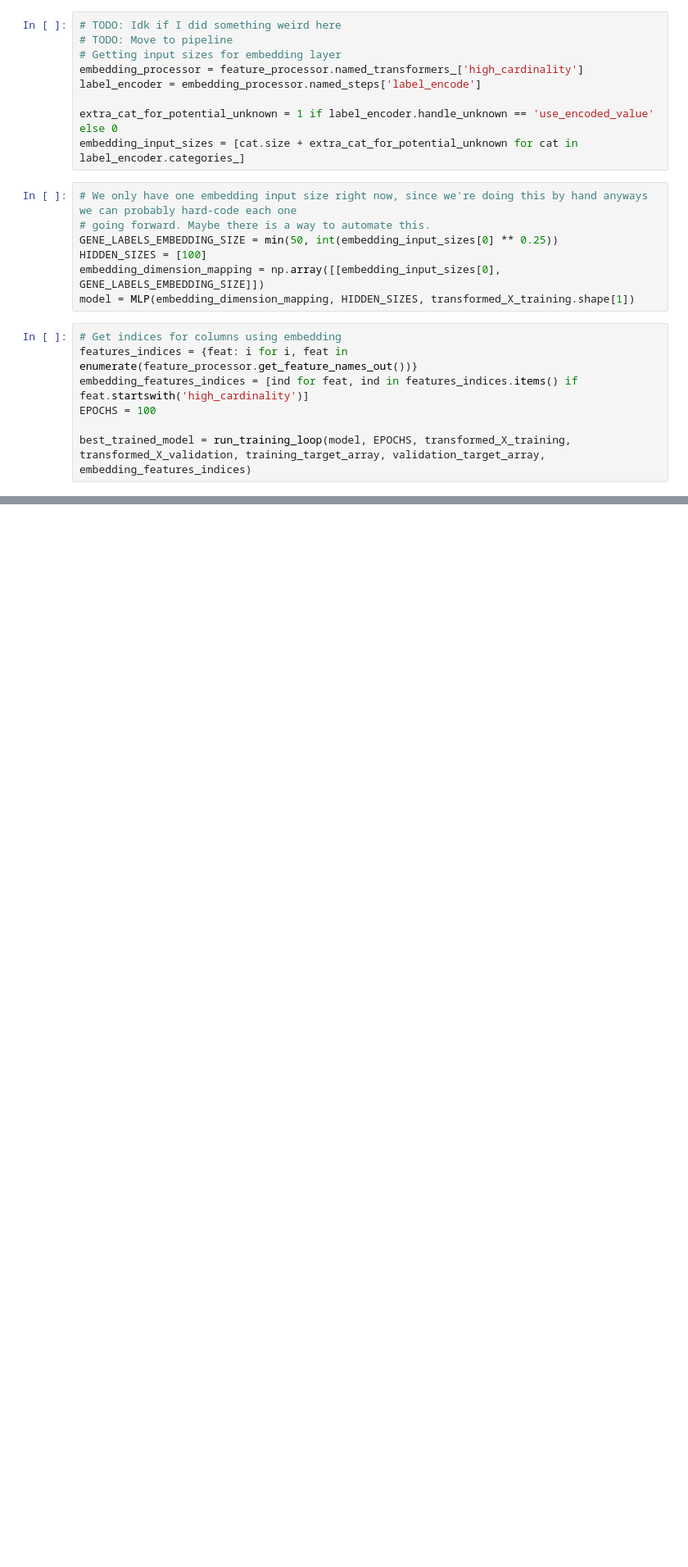
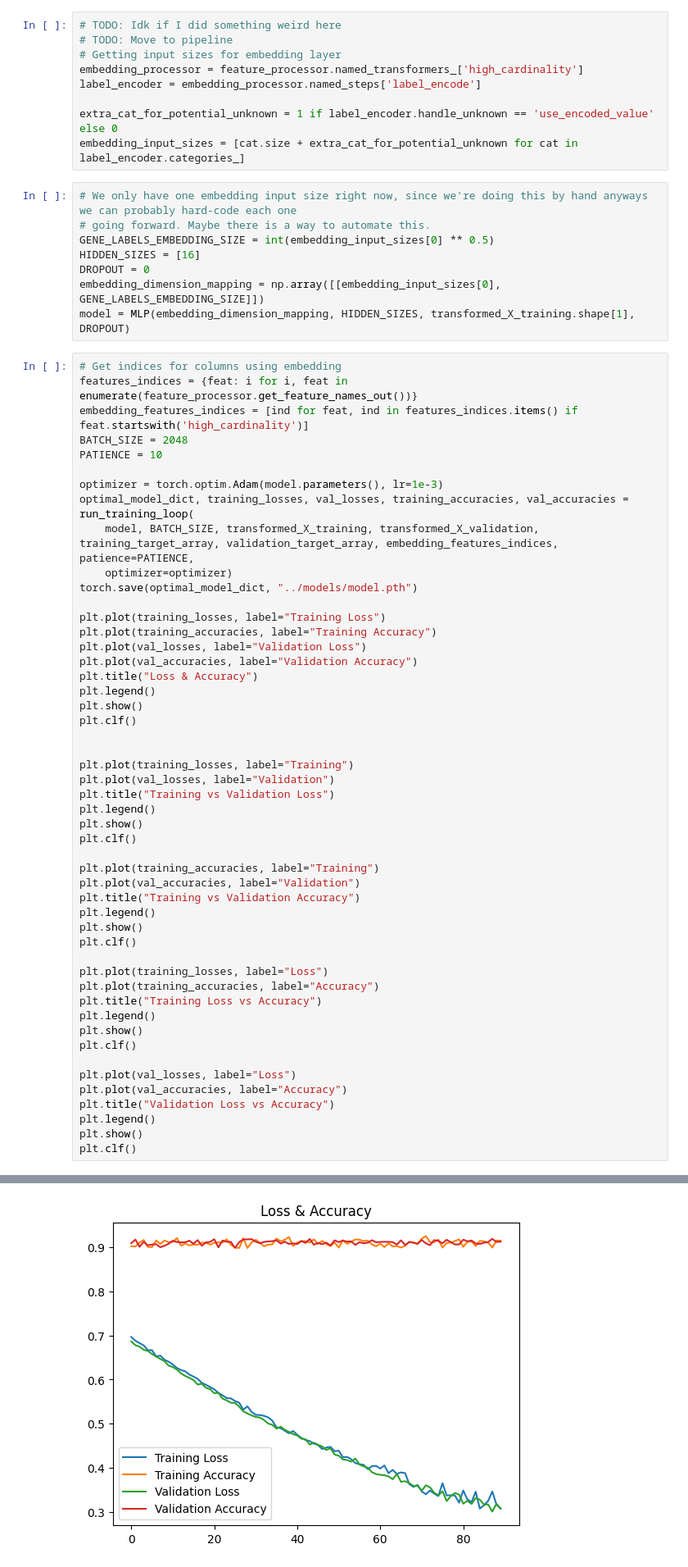
Before and after one commit to jeffbrin/gene-variation-effects-ml, a Jupyter notebook: notebooks/main.ipynb, the cells around one changed output, grey strips where cells are left out. Shown at 82% size. Saved outputs shown, nothing was run; the diff lists cells and outputs as text; blank space fills up the shorter version.

Commit message:
Finished first attempt at training and added another file for single genome prediction

```diff
--- a/notebooks/main.ipynb
+++ b/notebooks/main.ipynb
@@ -54,15 +55,59 @@ embedding_input_sizes = [cat.size + extra_cat_for_potential_unknown for cat in l
 # %%
 # We only have one embedding input size right now, since we're doing this by hand anyways we can probably hard-code each one
 # going forward. Maybe there is a way to automate this.
-GENE_LABELS_EMBEDDING_SIZE = min(50, int(embedding_input_sizes[0] ** 0.25))
-HIDDEN_SIZES = [100]
+GENE_LABELS_EMBEDDING_SIZE = int(embedding_input_sizes[0] ** 0.5)
+HIDDEN_SIZES = [16]
+DROPOUT = 0
 embedding_dimension_mapping = np.array([[embedding_input_sizes[0], GENE_LABELS_EMBEDDING_SIZE]])
-model = MLP(embedding_dimension_mapping, HIDDEN_SIZES, transformed_X_training.shape[1])
+model = MLP(embedding_dimension_mapping, HIDDEN_SIZES, transformed_X_training.shape[1], DROPOUT)
 # %%
 # Get indices for columns using embedding
 features_indices = {feat: i for i, feat in enumerate(feature_processor.get_feature_names_out())}
 embedding_features_indices = [ind for feat, ind in features_indices.items() if feat.startswith('high_cardinality')]
-EPOCHS = 100
+BATCH_SIZE = 2048
+PATIENCE = 10
 
-best_trained_model = run_training_loop(model, EPOCHS, transformed_X_training, transformed_X_validation, training_target_array, validation_target_array, embedding_features_indices)
+optimizer = torch.optim.Adam(model.parameters(), lr=1e-3)
+optimal_model_dict, training_losses, val_losses, training_accuracies, val_accuracies = run_training_loop(
+    model, BATCH_SIZE, transformed_X_training, transformed_X_validation, training_target_array, validation_target_array, embedding_features_indices, patience=PATIENCE,
+    optimizer=optimizer)
+torch.save(optimal_model_dict, "../models/model.pth")
+
+plt.plot(training_losses, label="Training Loss")
+plt.plot(training_accuracies, label="Training Accuracy")
+plt.plot(val_losses, label="Validation Loss")
+plt.plot(val_accuracies, label="Validation Accuracy")
+plt.title("Loss & Accuracy")
+plt.legend()
+plt.show()
+plt.clf()
+
+
+plt.plot(training_losses, label="Training")
+plt.plot(val_losses, label="Validation")
+plt.title("Training vs Validation Loss")
+plt.legend()
+plt.show()
+plt.clf()
+
+plt.plot(training_accuracies, label="Training")
+plt.plot(val_accuracies, label="Validation")
+plt.title("Training vs Validation Accuracy")
+plt.legend()
+plt.show()
+plt.clf()
+
+plt.plot(training_losses, label="Loss")
+plt.plot(training_accuracies, label="Accuracy")
+plt.title("Training Loss vs Accuracy")
+plt.legend()
+plt.show()
+plt.clf()
+
+plt.plot(val_losses, label="Loss")
+plt.plot(val_accuracies, label="Accuracy")
+plt.title("Validation Loss vs Accuracy")
+plt.legend()
+plt.show()
+plt.clf()
 # %% [output]
@@ -85,0 +131 @@ best_trained_model = run_training_loop(model, EPOCHS, transformed_X_training, tr
+[figure, added]
```
Also changed, not shown: parts of 4 cells of this notebook, 7 other files.
